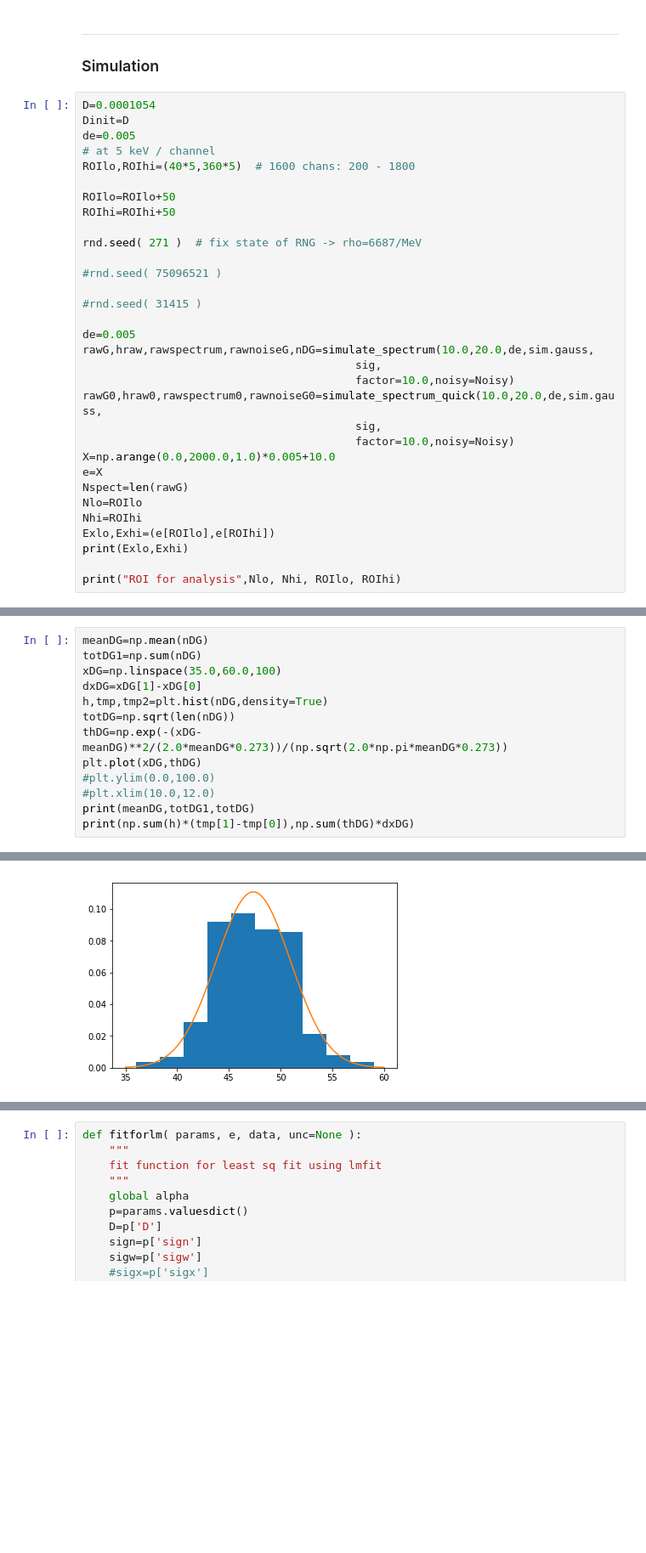
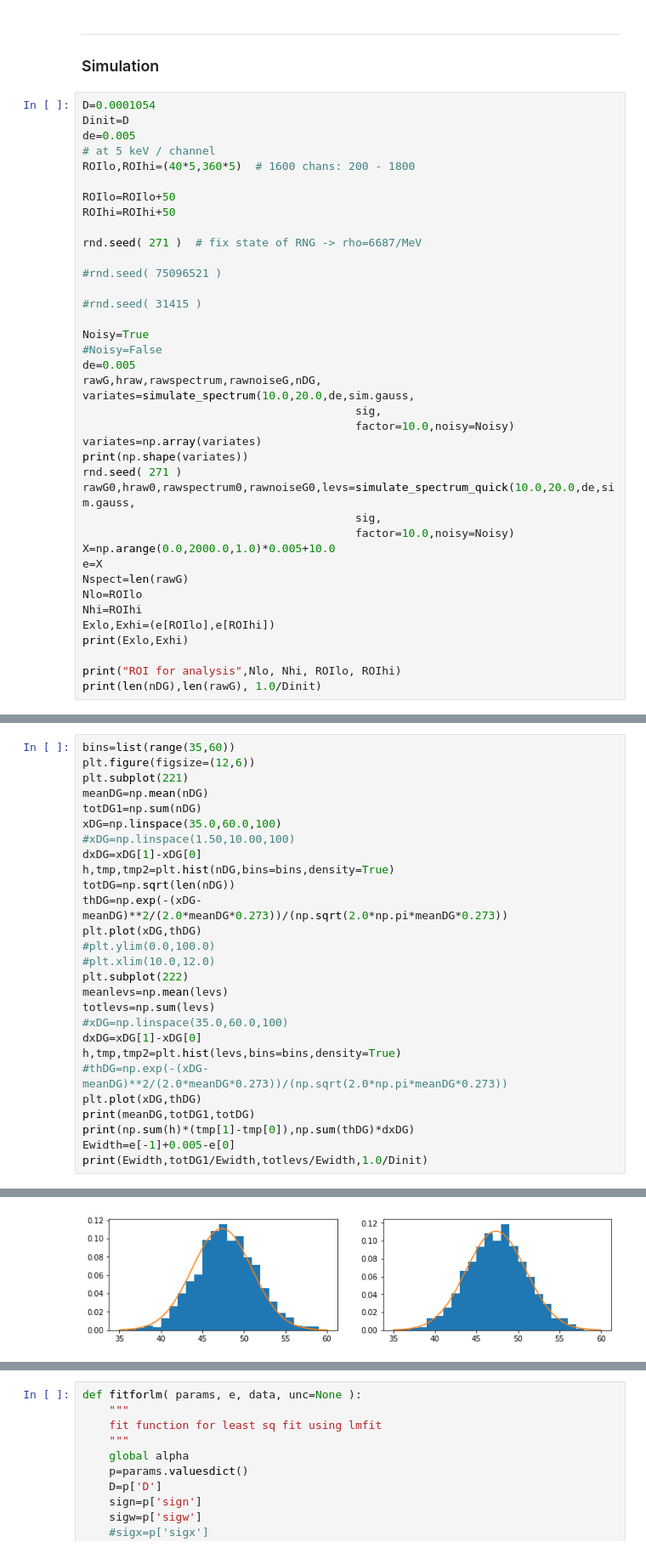
Before and after one commit to rfearick/leveldensity, a Jupyter notebook: leveldensity-simulation.ipynb, the cells around one changed output, grey strips where cells are left out. Shown at 85% size. Saved outputs shown, nothing was run; the diff lists cells and outputs as text; blank space fills up the shorter version.

```diff
--- a/leveldensity-simulation.ipynb
+++ b/leveldensity-simulation.ipynb
@@ -231,11 +244,16 @@ rnd.seed( 271 )  # fix state of RNG -> rho=6687/MeV
 
 #rnd.seed( 31415 )
 
+Noisy=True
+#Noisy=False
 de=0.005
-rawG,hraw,rawspectrum,rawnoiseG,nDG=simulate_spectrum(10.0,20.0,de,sim.gauss,
+rawG,hraw,rawspectrum,rawnoiseG,nDG, variates=simulate_spectrum(10.0,20.0,de,sim.gauss,
                                          sig,
                                          factor=10.0,noisy=Noisy)
-rawG0,hraw0,rawspectrum0,rawnoiseG0=simulate_spectrum_quick(10.0,20.0,de,sim.gauss,
+variates=np.array(variates)
+print(np.shape(variates))
+rnd.seed( 271 )
+rawG0,hraw0,rawspectrum0,rawnoiseG0,levs=simulate_spectrum_quick(10.0,20.0,de,sim.gauss,
                                          sig,
                                          factor=10.0,noisy=Noisy)
 X=np.arange(0.0,2000.0,1.0)*0.005+10.0
@@ -247,4 +265,5 @@ Exlo,Exhi=(e[ROIlo],e[ROIhi])
 print(Exlo,Exhi)
 
 print("ROI for analysis",Nlo, Nhi, ROIlo, ROIhi)
+print(len(nDG),len(rawG), 1.0/Dinit)
 # %% [output]
@@ -275,15 +321,29 @@ Variances 111.14470723026287 102.07492121192563
 # %%
+bins=list(range(35,60))
+plt.figure(figsize=(12,6))
+plt.subplot(221)
 meanDG=np.mean(nDG)
 totDG1=np.sum(nDG)
 xDG=np.linspace(35.0,60.0,100)
+#xDG=np.linspace(1.50,10.00,100)
 dxDG=xDG[1]-xDG[0]
-h,tmp,tmp2=plt.hist(nDG,density=True)
+h,tmp,tmp2=plt.hist(nDG,bins=bins,density=True)
 totDG=np.sqrt(len(nDG))
 thDG=np.exp(-(xDG-meanDG)**2/(2.0*meanDG*0.273))/(np.sqrt(2.0*np.pi*meanDG*0.273))
 plt.plot(xDG,thDG)
 #plt.ylim(0.0,100.0)
 #plt.xlim(10.0,12.0)
+plt.subplot(222)
+meanlevs=np.mean(levs)
+totlevs=np.sum(levs)
+#xDG=np.linspace(35.0,60.0,100)
+dxDG=xDG[1]-xDG[0]
+h,tmp,tmp2=plt.hist(levs,bins=bins,density=True)
+#thDG=np.exp(-(xDG-meanDG)**2/(2.0*meanDG*0.273))/(np.sqrt(2.0*np.pi*meanDG*0.273))
+plt.plot(xDG,thDG)
 print(meanDG,totDG1,totDG)
 print(np.sum(h)*(tmp[1]-tmp[0]),np.sum(thDG)*dxDG)
+Ewidth=e[-1]+0.005-e[0]
+print(Ewidth,totDG1/Ewidth,totlevs/Ewidth,1.0/Dinit)
 # %% [output]
 47.36 94720.0 44.721359549995796
@@ -291 +352 @@ print(np.sum(h)*(tmp[1]-tmp[0]),np.sum(thDG)*dxDG)
-[figure, old version]
+[figure, new version]
```
Also changed, not shown: parts of 26 cells of this notebook.
